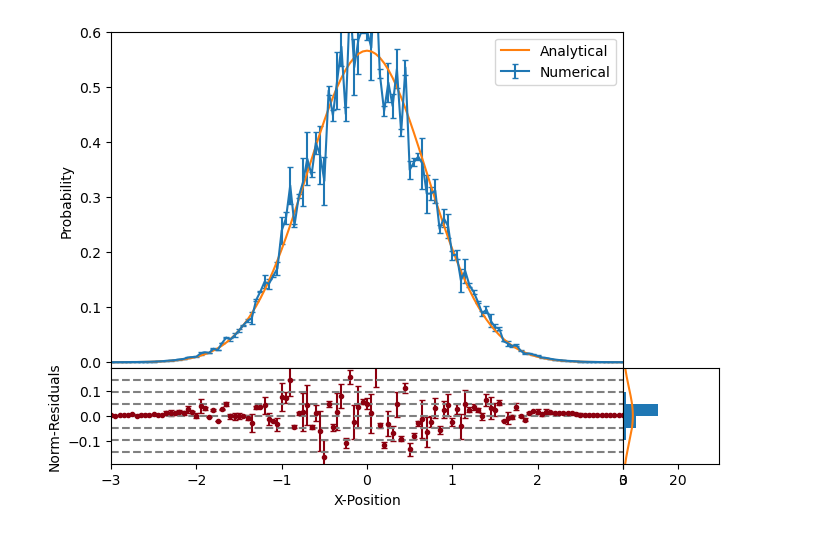
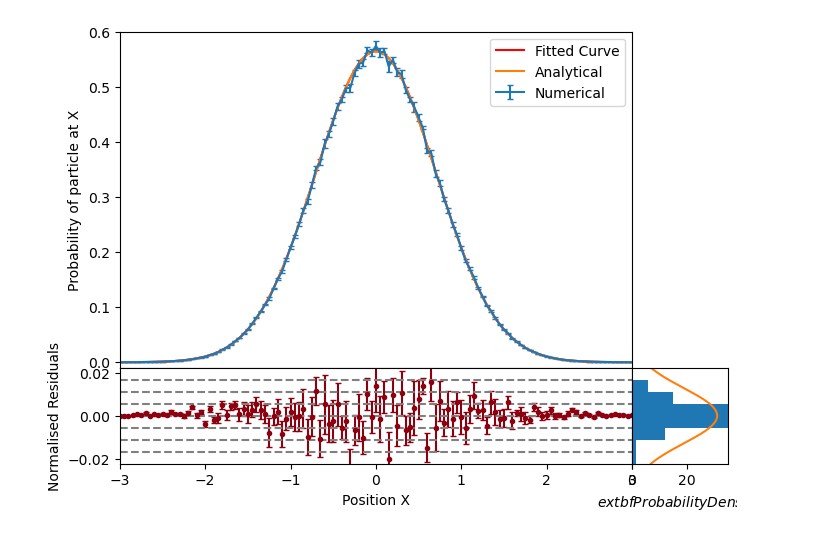
Before and after one commit to Wildeofthewest1/ProjectRepo, a Jupyter notebook: New Text Document.ipynb, the cells around one changed output. Drawn from its saved outputs; the diff is of its cells as text; code cells hidden in the pictures.

```diff
--- a/New Text Document.ipynb
+++ b/New Text Document.ipynb
@@ -24,7 +25,7 @@ xs = np.arange(xi,dx-xi,dx)
 #print("xs =", xs)
 # %%
 def wavefunc(x):
-    return (np.exp(0.5*-x**2)/np.pi**0.25)**2
+    return (np.exp(-0.5*x**2)/np.pi**0.25)**2
 
 def potential(x):
     return 0.5*(x**2)
@@ -165,19 +162,0 @@ ys, yerrs = average(2,50)
-# %%
-#perform chi squared here
-
-def chifit(x,aa,bb):
-    return (np.exp(aa*-x**2)/bb)**2
-
-
-actual_fit_parameters, covariance_matrix = scpo.curve_fit(chifit, xs,ys)
-
-print(actual_fit_parameters)
-
-a = actual_fit_parameters[0]
-b = actual_fit_parameters[1]
-
-ybestfit = chifit(xs,a,b)
-
-analytic = ybestfit
-normres = (ys-analytic)/np.sqrt(analytic)
-reserrs = yerrs/np.sqrt(analytic)
@@ -185,0 +163,2 @@ reserrs = yerrs/np.sqrt(analytic)
+# %%
+ys, yerrs = average(10,500)
@@ -193,11 +217,22 @@ f1.add_axes((0,0,0.8,0.7))
 plt.gca().set_ylim([-0.01,0.6])
 plt.gca().set_xlim([-3,3])
 plt.gca().axes.get_xaxis().set_ticks([])
-plt.ylabel("Probability")
+plt.ylabel("Probability of particle at X")
 #plt.plot(xs,Psi(paths))
 
+
+
+
+
+normres = (ys-wavefunc(xs))/np.sqrt(wavefunc(xs))
+reserrs = yerrs/np.sqrt(wavefunc(xs))
+
+
 plt.errorbar(xs, ys, yerrs, capsize=2, label = "Numerical")
-plt.plot(xs,analytic, label = "Analytical")
+
+plt.plot(xs, chifit(xs , *popt), color='r', label = "Fitted Curve")
+
+plt.plot(xs,wavefunc(xs), label = "Analytical")
 plt.legend()
 
 ##########################################
@@ -211,34 +246,35 @@ plt.gca().set_ylim([-j*stdd,j*stdd])
 plt.gca().set_xlim([-3,3])
 
 
-plt.ylabel("Norm-Residuals")
-plt.xlabel("X-Position")
+plt.ylabel("Normalised Residuals")
+plt.xlabel("Position X")
 stdresarray = np.ones(len(normres))*stdd
 plt.errorbar( xs, normres, reserrs, fmt=".", color = "#8C000F", capsize=2)
 
 for i in range(-j+1,j):
     plt.plot(xs,i*stdresarray, color='grey', linestyle='dashed')
 
 #######################################
 
 f1.add_axes((0.8,-0.2,0.15,0.2))
 plt.gca().set_ylim([-j*stdd,j*stdd])
 plt.gca().set_xlim([0,35])
 plt.gca().axes.get_yaxis().set_ticks([])
+plt.xlabel("$\textbf{Probability Density}$")
 histrange = np.arange(-j*stdd,(j+1)*stdd,stdd)
 
 plt.hist(normres, histrange, density=1, orientation = "horizontal")
 #f1.add_axes((0.8,-0.4,0.15,0.2))
 x = np.arange(-j*stdd,j*stdd,0.0000001)
 mean = statistics.mean(x)
 sd = statistics.stdev(x)
 plt.plot( norm.pdf(x, mean, sd), x)
 
 # np.arange(-j*stdd,(j+1)*stdd,0.5*stdd)
 
 
 #actionarray = metropolis(100,0)
 #plt.plot(np.arange(0,100,1),actionarray)
 plt.show()
 # %% [output]
-[figure, old version]
+[figure, new version]
```
Also changed, not shown: parts of 4 cells of this notebook, 1 other file.
